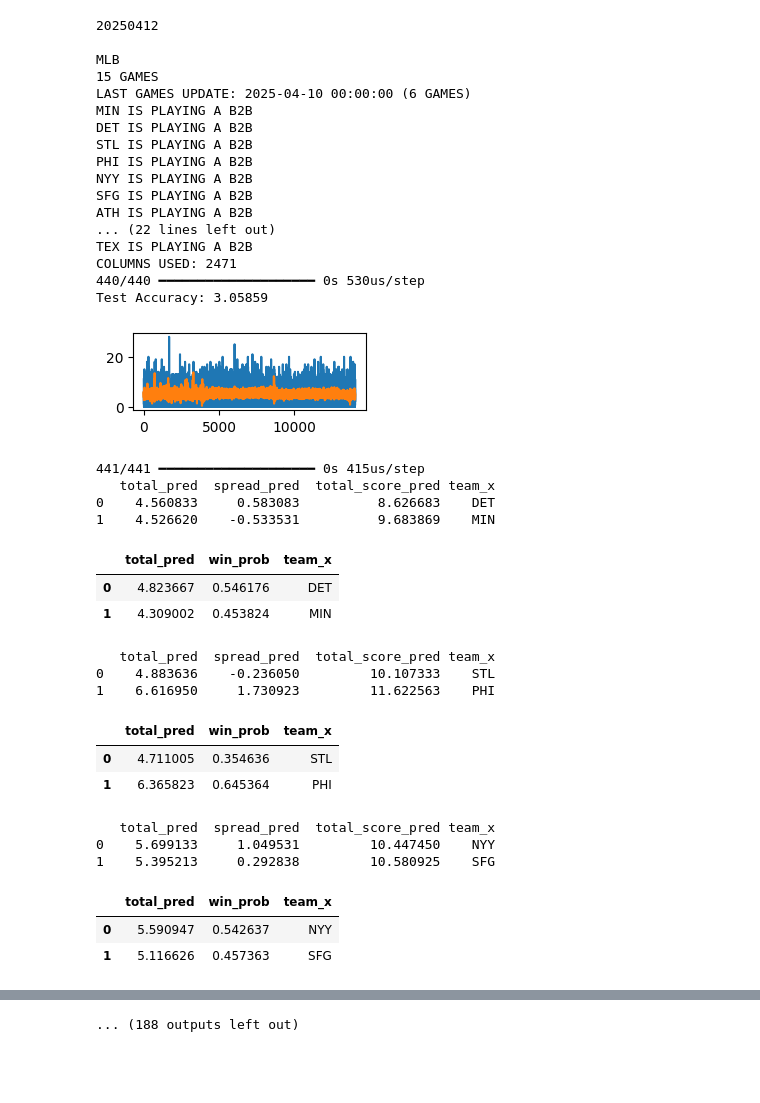
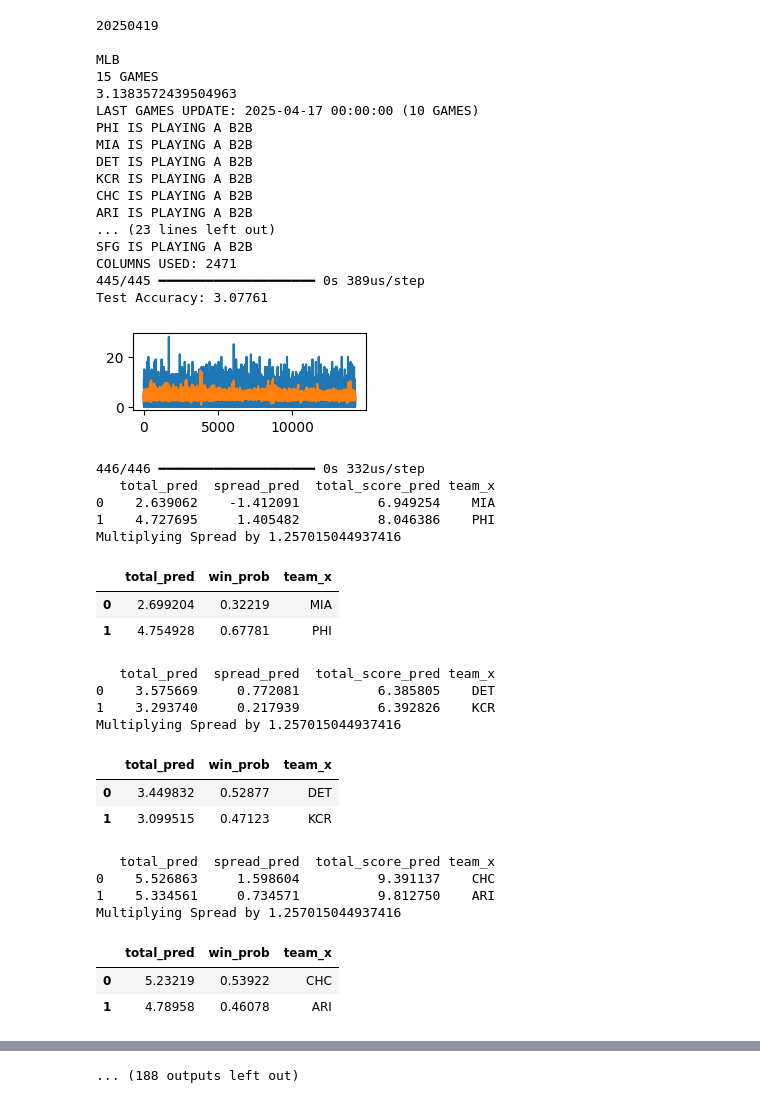
Before and after one commit to trevorscholz1/Portfolio, a Jupyter notebook: daily_lockz/models/predict.ipynb, the cells around one changed output, grey strips where cells are left out. Drawn from its saved outputs; the diff is of its cells as text; code cells hidden in the pictures; blank space fills up the shorter version.

```diff
--- a/daily_lockz/models/predict.ipynb
+++ b/daily_lockz/models/predict.ipynb
@@ -4,7 +4,7 @@ try:
     os.remove('sims.csv')
 except: pass
 
-SPORTS = ['mlb','nba','ncaab','ncaaf','nhl','soccer']
+SPORTS = ['mlb','nba','nhl','soccer']
 for SPORT in SPORTS:
     import warnings # type: ignore
     warnings.filterwarnings('ignore') # type: ignore
@@ -30,8 +30,8 @@ for SPORT in SPORTS:
     SQL_PASS = os.getenv('SQL_PASS')
     engine = create_engine(f"mysql+pymysql://root:{SQL_PASS}@localhost:3306/daily_lockz")
 
-    TEST = 1
-    SIM = int(999e5)
+    TEST = 0
+    SIM = int(1e5)
     DATE = date.today() + timedelta(days=TEST)
     DATESEED = int(str(DATE).replace('-', ''))
     if SPORT == 'mlb': print(f"{DATESEED}\n")
@@ -60,6 +60,7 @@ for SPORT in SPORTS:
     del df['index_opp']
 
     std = df['total'].std()
+    print(std)
     df.fillna(value=0, inplace=True)
 
     last_update = df['date'].iloc[-1]
@@ -227,9 +228,9 @@ for SPORT in SPORTS:
 
     input_layer = Input(shape=(len(selected_columns),))
 
-    layer1 = Dense(128, activation='leaky_relu')(input_layer)
-    layer2 = Dense(64, activation='relu')(layer1)
-    layer3 = Dense(32, activation='relu')(layer2)
+    layer1 = Dense(64, activation='leaky_relu')(input_layer)
+    layer2 = Dense(32, activation='relu')(layer1)
+    layer3 = Dense(16, activation='relu')(layer2)
 
     output_total = Dense(1, name='total_output')(layer3)
     output_spread = Dense(1, name='spread_output')(layer3)
@@ -237,9 +238,9 @@ for SPORT in SPORTS:
     model = Model(inputs=input_layer, outputs=[output_total, output_spread, output_total_score])
     model.compile(optimizer='adam', loss='mse')
 
-    early_stopping = EarlyStopping(patience=25)
+    early_stopping = EarlyStopping(patience=10)
     model.fit(X, {'total_output': y_total, 'spread_output': y_spread, 'total_score_output': y_total_score},
-                epochs=125, verbose=0, callbacks=[early_stopping])
+                epochs=100, verbose=0, callbacks=[early_stopping])
 
     test_predictions = model.predict(train_df[selected_columns])
     y_true = train_df['total_target'].values
@@ -280,17 +281,17 @@ for SPORT in SPORTS:
                 win = 1
                 lose = 0
         except:
-            print(f"\n\n\nNOT ENOUGH DATA FOR: {home_team} & {away_team}\n\n\n")
+            print(f"\n\n\nError on teams {home_team} & {away_team}\n\n\n")
             continue
         spread = scores['total_pred'].iloc[win] - scores['total_pred'].iloc[lose]
         total_score = scores['total_pred'].iloc[win] + scores['total_pred'].iloc[lose]
 
         spread += scores['spread_pred'].iloc[win]
         spread -= scores['spread_pred'].iloc[lose]
-        if SPORT != 'soccer':
-            spread /= np.sqrt(5)
-        else:
-            spread /= 3
+        spread /= 3
+
+        spread *= (np.power(std, 1/5))
+        print(f"Multiplying Spread by {np.power(std, 1/5)}")
 
         total_score += scores['total_score_pred'].iloc[win]
         total_score += scores['total_score_pred'].iloc[lose]
@@ -356,61 +357,64 @@ for SPORT in SPORTS:
         dl = 1
     else:
         dl = 2
     if len(simulations) >= dl:
         dl_indices = np.random.choice(simulations.index, size=dl, replace=False)
     else:
         dl_indices = simulations.index
     simulations.loc[dl_indices, 'is_dl'] = True
 
     if SPORT == 'soccer':
         mls_games = simulations[simulations['sport'] == 'United States Major League Soccer']
         if not mls_games.empty:
             mls_index = np.random.choice(mls_games.index, size=1, replace=False)
             simulations.loc[mls_index, 'is_dl'] = True
 
     display(simulations)
 
     simulations = simulations.dropna()
     if not os.path.isfile('sims.csv'):
         simulations.to_csv('sims.csv', index=False)
     else:
         simulations.to_csv('sims.csv', mode='a', header=False, index=False)
     %reset -f
 # %% [output]
-20250412
+20250419
 
 MLB
 15 GAMES
-LAST GAMES UPDATE: 2025-04-10 00:00:00 (6 GAMES)
-MIN IS PLAYING A B2B
+3.1383572439504963
+LAST GAMES UPDATE: 2025-04-17 00:00:00 (10 GAMES)
+PHI IS PLAYING A B2B
+MIA IS PLAYING A B2B
 DET IS PLAYING A B2B
-STL IS PLAYING A B2B
-PHI IS PLAYING A B2B
-NYY IS PLAYING A B2B
+KCR IS PLAYING A B2B
+CHC IS PLAYING A B2B
+ARI IS PLAYING A B2B
+... (23 lines left out)
 SFG IS PLAYING A B2B
-ATH IS PLAYING A B2B
-... (22 lines left out)
-TEX IS PLAYING A B2B
 COLUMNS USED: 2471
-440/440 ━━━━━━━━━━━━━━━━━━━━ 0s 530us/step
-Test Accuracy: 3.05859
+445/445 ━━━━━━━━━━━━━━━━━━━━ 0s 389us/step
+Test Accuracy: 3.07761
-[figure, old version]
+[figure, new version]
-441/441 ━━━━━━━━━━━━━━━━━━━━ 0s 415us/step
+446/446 ━━━━━━━━━━━━━━━━━━━━ 0s 332us/step
    total_pred  spread_pred  total_score_pred team_x
-0    4.560833     0.583083          8.626683    DET
-1    4.526620    -0.533531          9.683869    MIN
+0    2.639062    -1.412091          6.949254    MIA
+1    4.727695     1.405482          8.046386    PHI
+Multiplying Spread by 1.257015044937416
 |  | total_pred | win_prob | team_x |
-| 0 | 4.823667 | 0.546176 | DET |
-| 1 | 4.309002 | 0.453824 | MIN |
+| 0 | 2.699204 | 0.32219 | MIA |
+| 1 | 4.754928 | 0.67781 | PHI |
    total_pred  spread_pred  total_score_pred team_x
-0    4.883636    -0.236050         10.107333    STL
-1    6.616950     1.730923         11.622563    PHI
+0    3.575669     0.772081          6.385805    DET
+1    3.293740     0.217939          6.392826    KCR
+Multiplying Spread by 1.257015044937416
 |  | total_pred | win_prob | team_x |
-| 0 | 4.711005 | 0.354636 | STL |
-| 1 | 6.365823 | 0.645364 | PHI |
+| 0 | 3.449832 | 0.52877 | DET |
+| 1 | 3.099515 | 0.47123 | KCR |
    total_pred  spread_pred  total_score_pred team_x
-0    5.699133     1.049531         10.447450    NYY
-1    5.395213     0.292838         10.580925    SFG
+0    5.526863     1.598604          9.391137    CHC
+1    5.334561     0.734571          9.812750    ARI
+Multiplying Spread by 1.257015044937416
 |  | total_pred | win_prob | team_x |
-| 0 | 5.590947 | 0.542637 | NYY |
-| 1 | 5.116626 | 0.457363 | SFG |
+| 0 | 5.23219 | 0.53922 | CHC |
+| 1 | 4.78958 | 0.46078 | ARI |
```
Also changed, not shown: parts of 1 cell of this notebook, 16 other files.
